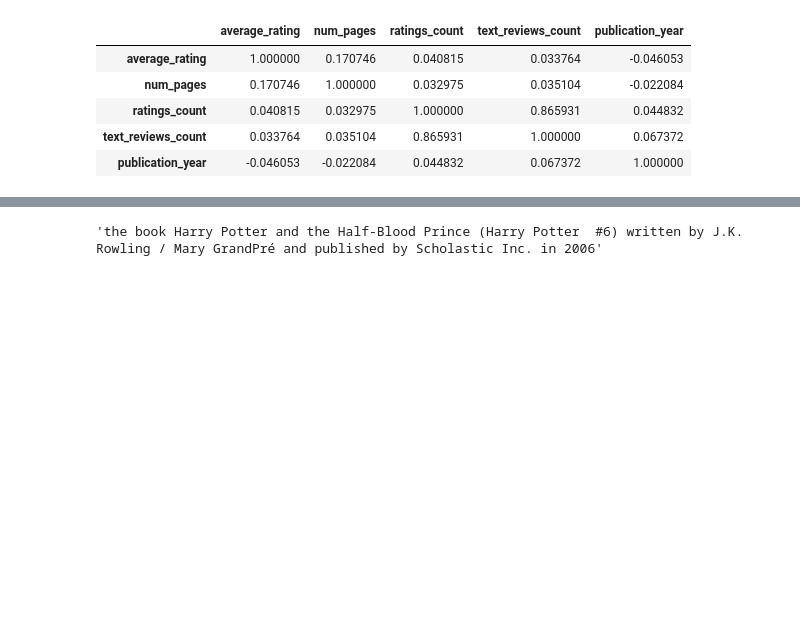
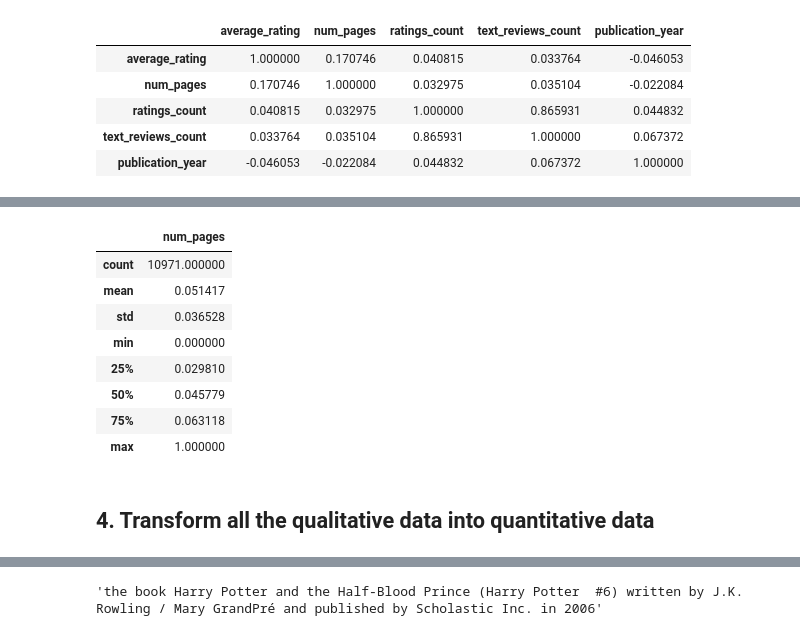
Before and after one commit to databrad/RateMe, a Jupyter notebook: book.ipynb, the cells around one changed output, grey strips where cells are left out. Cells and saved outputs as stored; diff of their text form; code cells hidden in the pictures; blank space fills up the shorter version.

```diff
--- a/book.ipynb
+++ b/book.ipynb
@@ -321,0 +340,15 @@ data.head()
+# %%
+data_copy2[['num_pages']].describe()
+# data_copy2 is the better format to use since having positive values for num_pages is more understandable.
+# %% [output]
+|  | num_pages |
+| count | 10971.000000 |
+| mean | 0.051417 |
+| std | 0.036528 |
+| min | 0.000000 |
+| 25% | 0.029810 |
+| 50% | 0.045779 |
+| 75% | 0.063118 |
+| max | 1.000000 |
+# %% [markdown]
+## 4. Transform all the qualitative data into quantitative data
```
Also changed, not shown: parts of 26 cells of this notebook.
